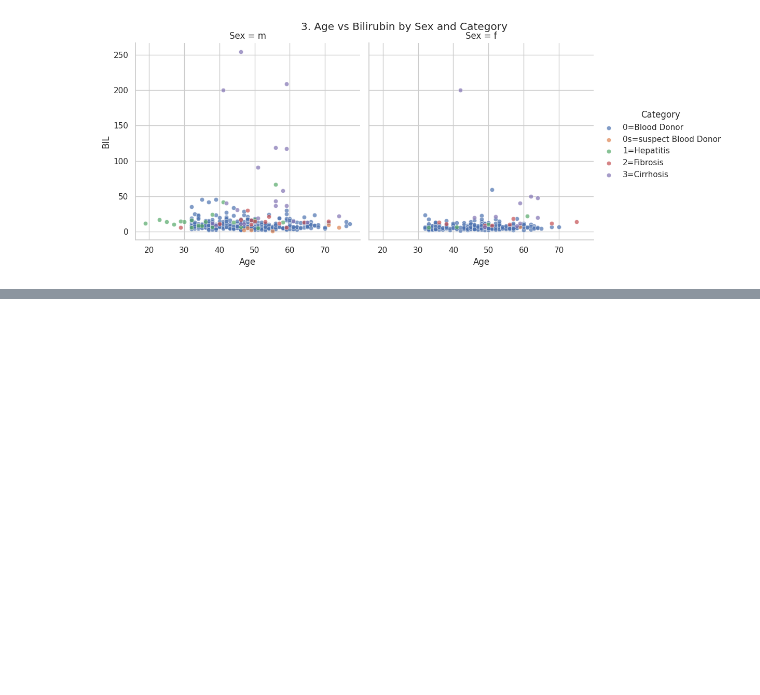
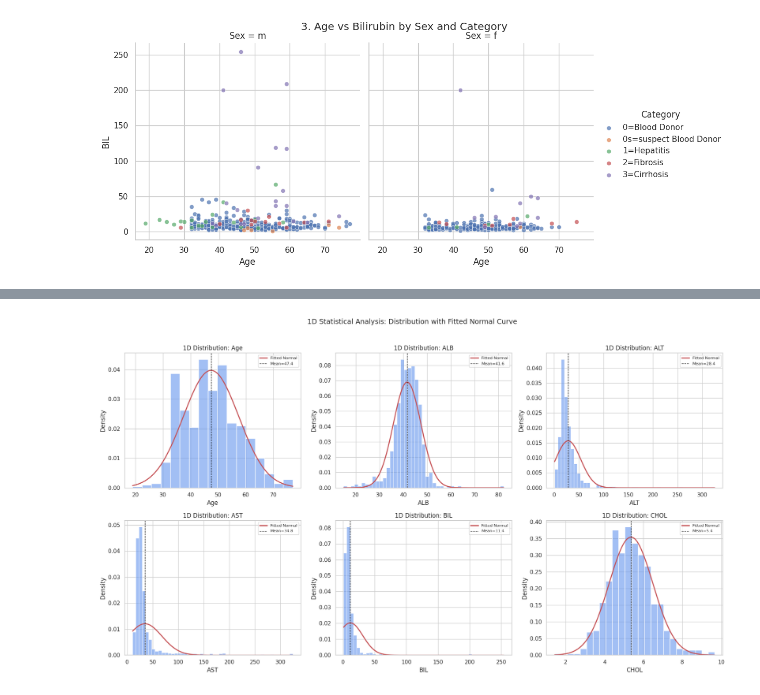
Before and after one commit to Rahulkumar20023/Rahul-Kumar-23BDS0135-, a Jupyter notebook: 23BDS0135.ipynb, the cells around one changed output, grey strips where cells are left out. Saved outputs shown, nothing was run; the diff lists cells and outputs as text; code cells hidden in the pictures; blank space fills up the shorter version.

Commit message:
Phase 2: Added 1D/2D/3D statistical analysis, K-Means and Hierarchical clustering

```diff
--- a/23BDS0135.ipynb
+++ b/23BDS0135.ipynb
@@ -248,0 +301,9 @@ plt.show()
+# %%
+# 1D Analysis - Normality testing (Shapiro-Wilk test) for each numeric variable
+print("--- Shapiro-Wilk Normality Test ---")
+print(f"{'Feature':<15}{'W-Statistic':<15}{'p-value':<15}{'Normal? (alpha=0.05)'}")
+print("-" * 60)
+for col in numeric_cols:
+    stat, p = stats.shapiro(df[col].dropna())
+    verdict = "Yes" if p > 0.05 else "No"
+    print(f"{col:<15}{stat:<15.4f}{p:<15.4g}{verdict}")
@@ -248,0 +326,15 @@ plt.show()
+# %%
+# 1D Analysis - Outlier detection using IQR method
+print("--- Outlier Count per Feature (IQR Method) ---")
+outlier_summary = {}
+for col in numeric_cols:
+    Q1 = df[col].quantile(0.25)
+    Q3 = df[col].quantile(0.75)
+    IQR = Q3 - Q1
+    lower, upper = Q1 - 1.5 * IQR, Q3 + 1.5 * IQR
+    n_outliers = ((df[col] < lower) | (df[col] > upper)).sum()
+    outlier_summary[col] = n_outliers
+
+outlier_df = pd.DataFrame.from_dict(outlier_summary, orient='index', columns=['Outlier Count'])
+outlier_df['% of Data'] = (outlier_df['Outlier Count'] / len(df) * 100).round(2)
+display(outlier_df.sort_values('Outlier Count', ascending=False))
@@ -248,0 +356,20 @@ plt.show()
+# %%
+# 1D Visualization - Distribution + fitted Normal curve for key biomarkers
+fig, axes = plt.subplots(2, 3, figsize=(18, 10))
+key_vars = ['Age', 'ALB', 'ALT', 'AST', 'BIL', 'CHOL']
+
+for ax, col in zip(axes.flatten(), key_vars):
+    data = df[col].dropna()
+    sns.histplot(data, kde=False, stat='density', color='cornflowerblue', ax=ax, alpha=0.6)
+    mu, sigma = data.mean(), data.std()
+    x = np.linspace(data.min(), data.max(), 200)
+    ax.plot(x, stats.norm.pdf(x, mu, sigma), 'r-', linewidth=2, label='Fitted Normal')
+    ax.axvline(mu, color='black', linestyle='--', linewidth=1, label=f'Mean={mu:.1f}')
+    ax.set_title(f'1D Distribution: {col}')
+    ax.legend(fontsize=8)
+
+plt.suptitle('1D Statistical Analysis: Distribution with Fitted Normal Curve', fontsize=14, y=1.02)
+plt.tight_layout()
+plt.show()
+# %% [output]
+[figure, added]
```
Also changed, not shown: parts of 31 cells of this notebook.
